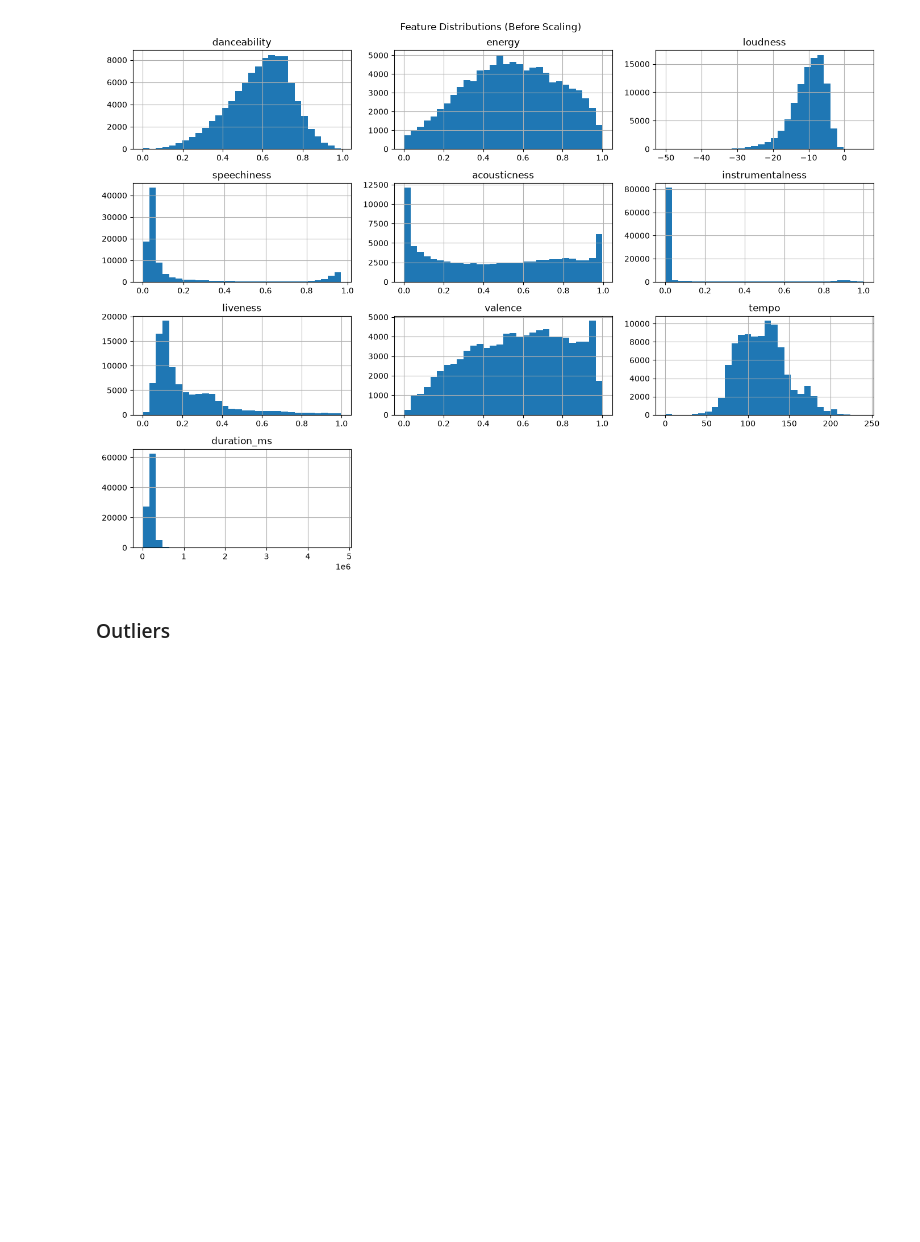
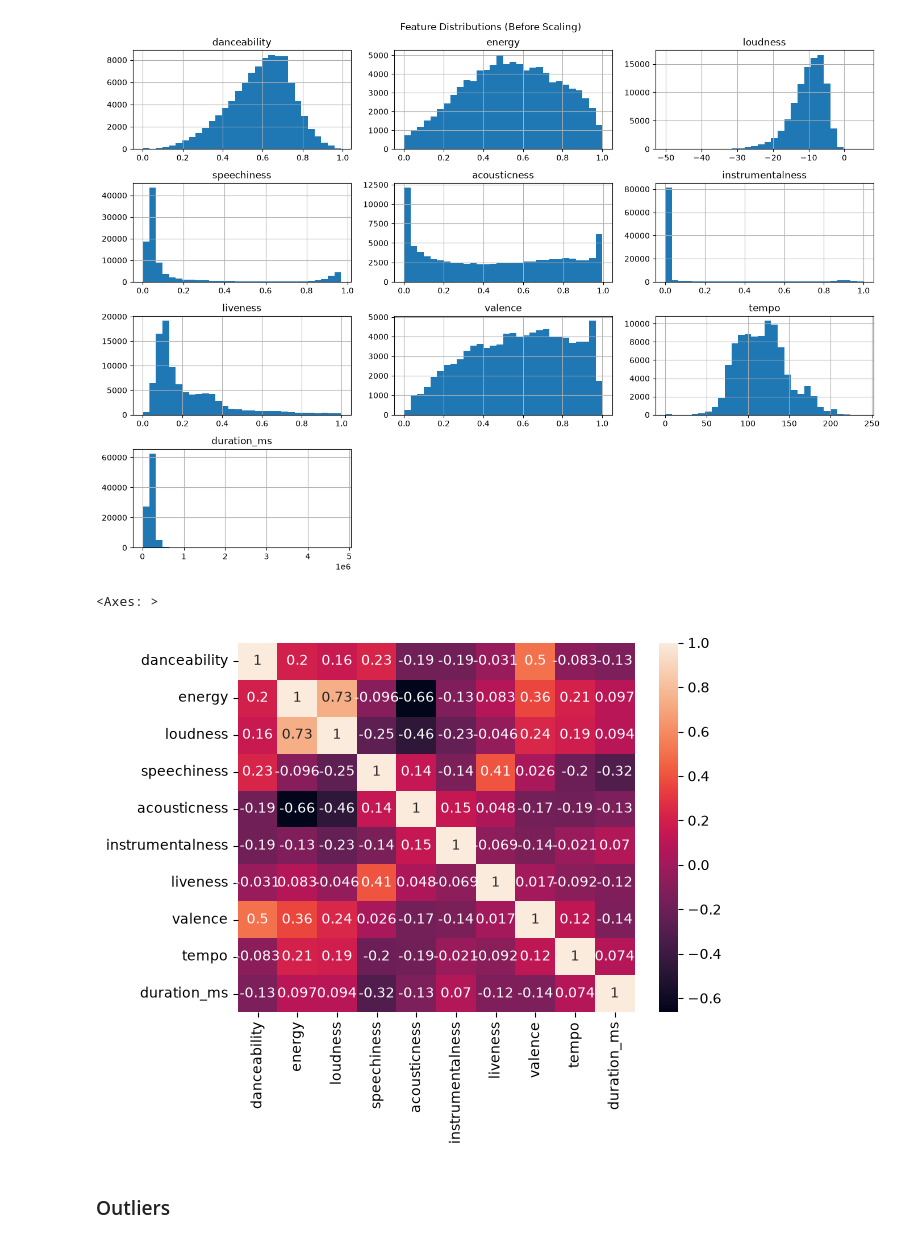
Before and after one commit to puvimj/Amazon_Music_Clustering, a Jupyter notebook: notebook/eda.ipynb, the cells around one changed output. Saved outputs shown, nothing was run; the diff lists cells and outputs as text; code cells hidden in the pictures; blank space fills up the shorter version.

Commit message:
added corr heatmap

```diff
--- a/notebook/eda.ipynb
+++ b/notebook/eda.ipynb
@@ -100,6 +110,14 @@ plt.show()
 plt.close()
 # %% [output]
 [figure]
+# %%
+sns.heatmap(
+    df[key_features].corr(),
+    annot=True
+)
+# %% [output]
+<Axes: >
+[figure, added]
 # %% [markdown]
 ### Outliers
 # %%
```
Also changed, not shown: parts of 3 cells of this notebook.
